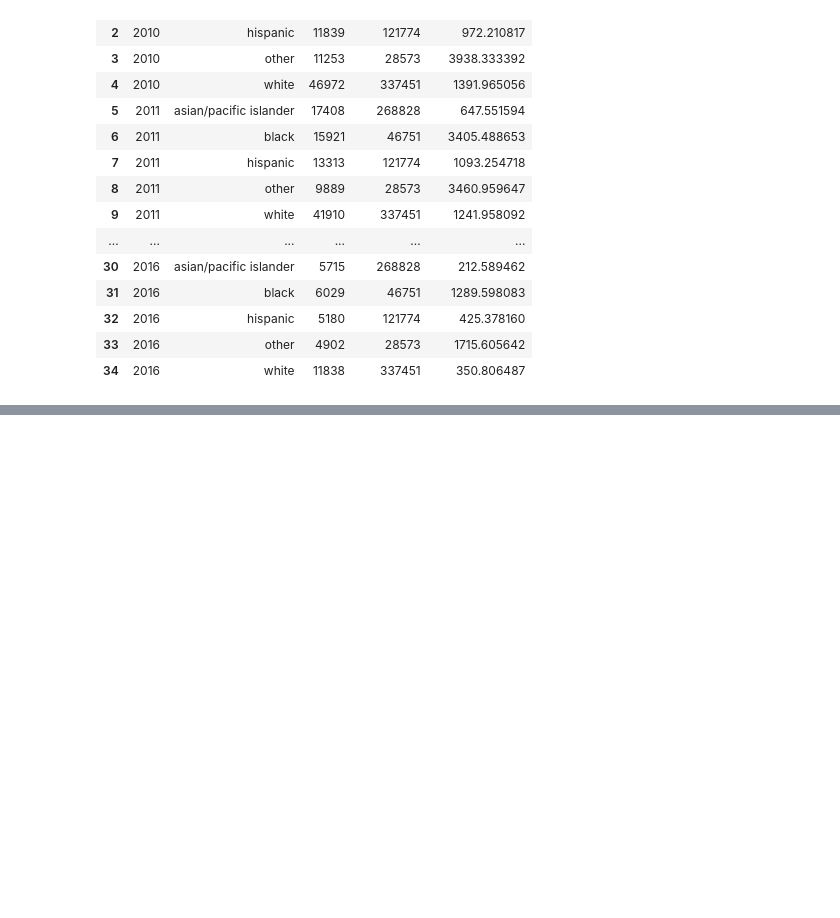
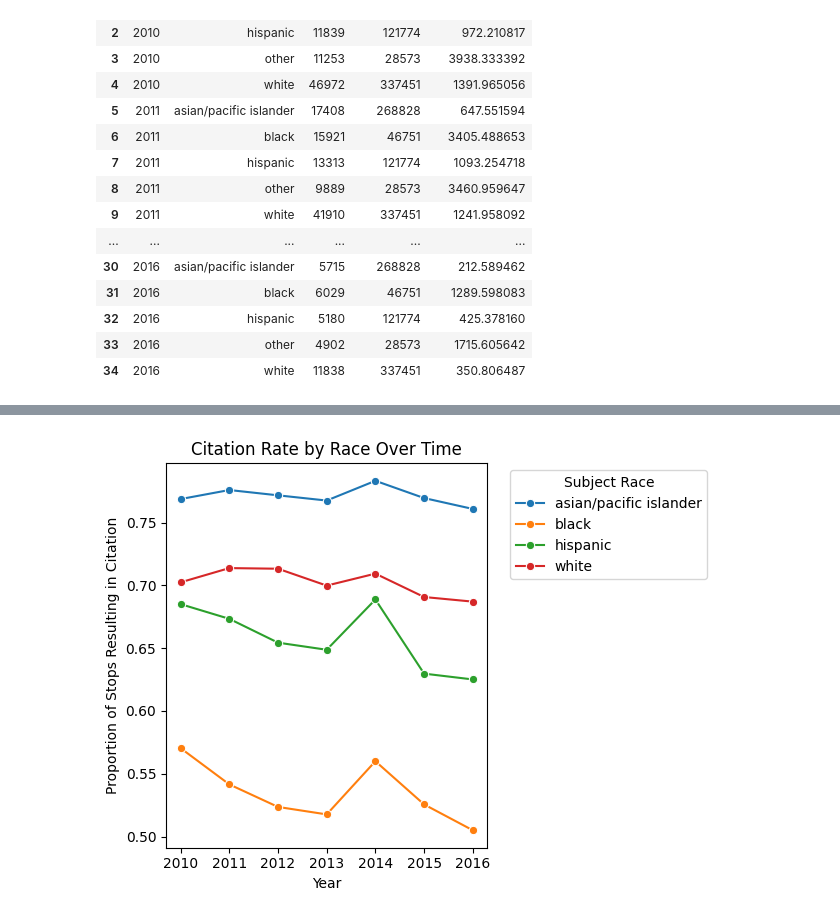
Before and after one commit to utexas-SDS-357/sds357-project-sp26-con-founders, a Jupyter notebook: bias_eda.ipynb, the cells around one changed output, grey strips where cells are left out. Drawn from its saved outputs; the diff is of its cells as text; code cells hidden in the pictures; blank space fills up the shorter version.

```diff
--- a/bias_eda.ipynb
+++ b/bias_eda.ipynb
@@ -172,0 +147,15 @@ plt.show()
+# %%
+citation_by_year = (
+    stops_df
+    .groupby(['year', 'subject_race'])
+    .agg(
+        total_stops=('citation_issued', 'count'),
+        citations=('citation_issued', 'sum')
+    )
+    .reset_index()
+)
+
+citation_by_year['citation_rate'] = (
+    citation_by_year['citations'] /
+    citation_by_year['total_stops']
+)
@@ -172,0 +195,19 @@ plt.show()
+# %%
+citation_by_year = citation_by_year[citation_by_year['subject_race'] != 'other']
+sns.lineplot(
+    data=citation_by_year,
+    x='year',
+    y='citation_rate',
+    hue='subject_race',
+    marker='o'
+)
+
+plt.ylabel("Proportion of Stops Resulting in Citation")
+plt.xlabel("Year")
+plt.title("Citation Rate by Race Over Time")
+
+plt.legend(title="Subject Race", bbox_to_anchor=(1.05, 1), loc='upper left')
+plt.tight_layout()
+plt.show()
+# %% [output]
+[figure, added]
```
Also changed, not shown: parts of 14 cells of this notebook.
